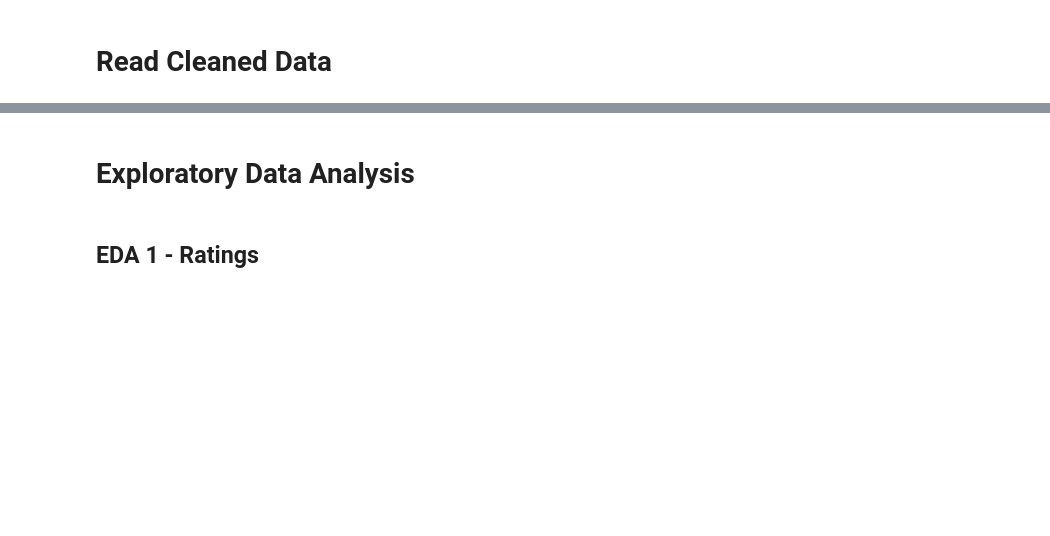
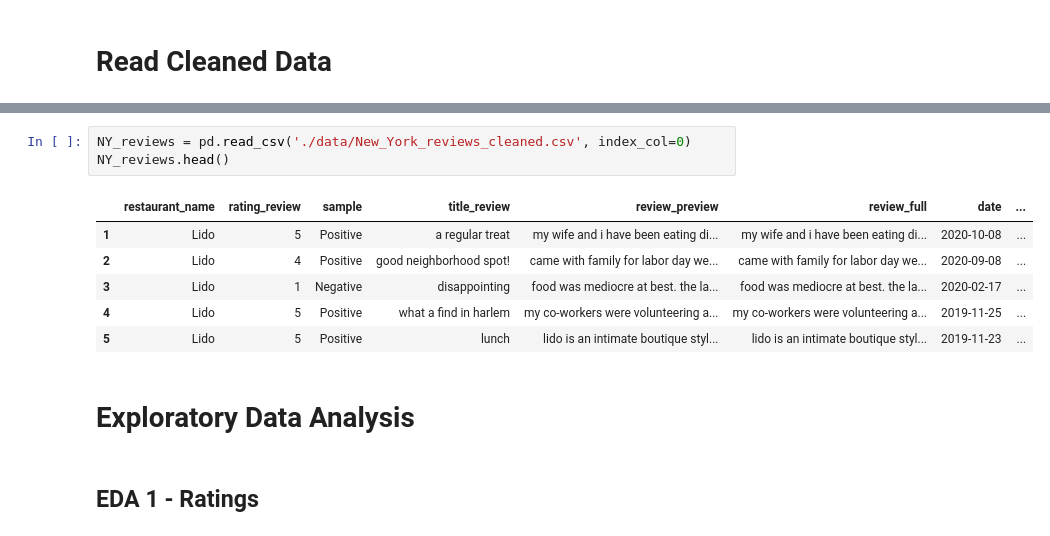
Before and after one commit to OxanaDrotieva/TripAdvisor_NLP, a Jupyter notebook: NY_reviews_EDA.ipynb, the cells around one changed output, grey strips where cells are left out. Saved outputs shown, nothing was run; the diff lists cells and outputs as text; blank space fills up the shorter version.

```diff
--- a/NY_reviews_EDA.ipynb
+++ b/NY_reviews_EDA.ipynb
@@ -33,3 +24,13 @@ from collections import  Counter
+# %%
+NY_reviews = pd.read_csv('./data/New_York_reviews_cleaned.csv', index_col=0)
+NY_reviews.head()
+# %% [output]
+|  | restaurant_name | rating_review | sample | title_review | review_preview | review_full | date | ... |
+| 1 | Lido | 5 | Positive | a regular treat | my wife and i have been eating di... | my wife and i have been eating di... | 2020-10-08 | ... |
+| 2 | Lido | 4 | Positive | good neighborhood spot! | came with family for labor day we... | came with family for labor day we... | 2020-09-08 | ... |
+| 3 | Lido | 1 | Negative | disappointing | food was mediocre at best. the la... | food was mediocre at best. the la... | 2020-02-17 | ... |
+| 4 | Lido | 5 | Positive | what a find in harlem | my co-workers were volunteering a... | my co-workers were volunteering a... | 2019-11-25 | ... |
+| 5 | Lido | 5 | Positive | lunch | lido is an intimate boutique styl... | lido is an intimate boutique styl... | 2019-11-23 | ... |
 # %% [markdown]
 # Exploratory Data Analysis
 # %% [markdown]
```
Also changed, not shown: parts of 7 cells of this notebook.
